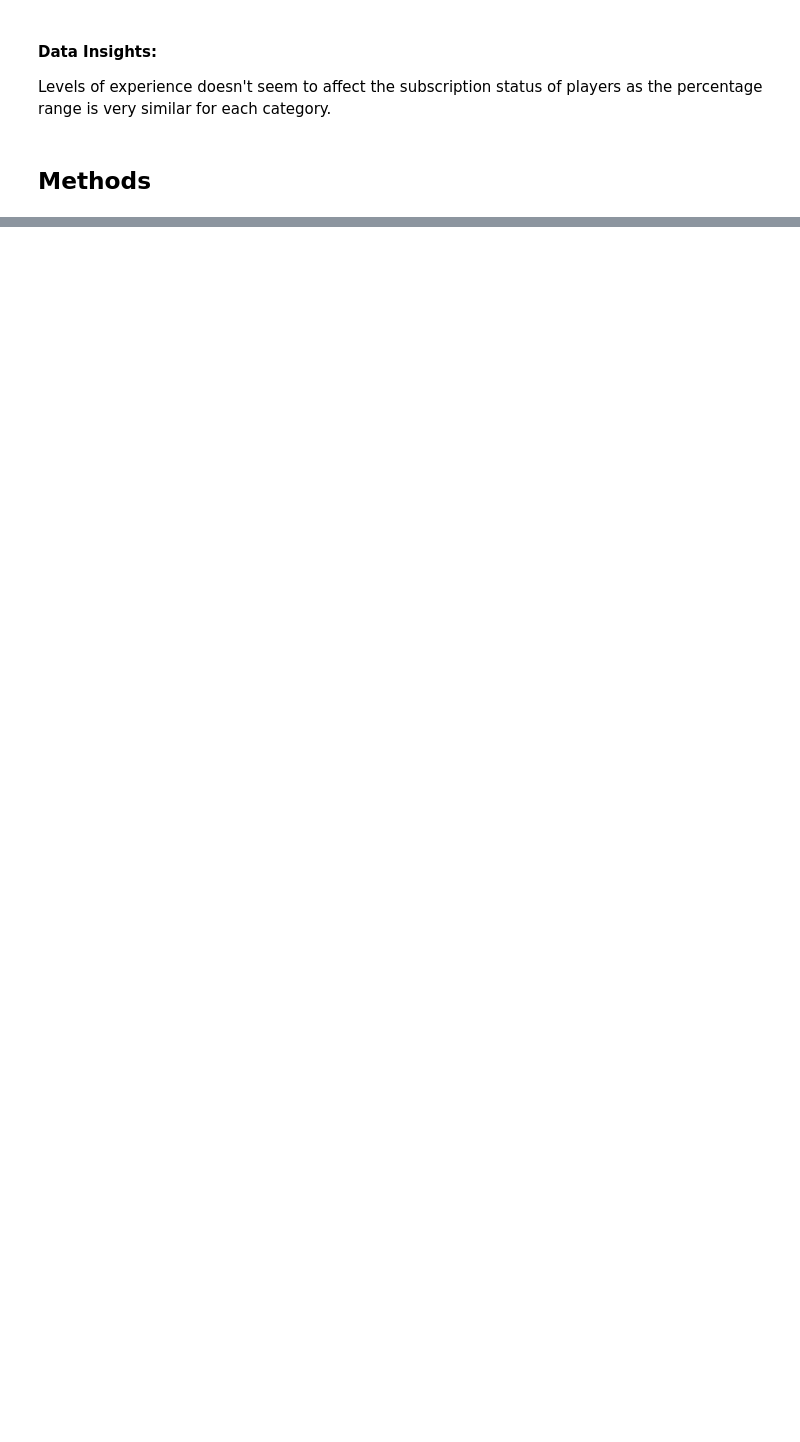
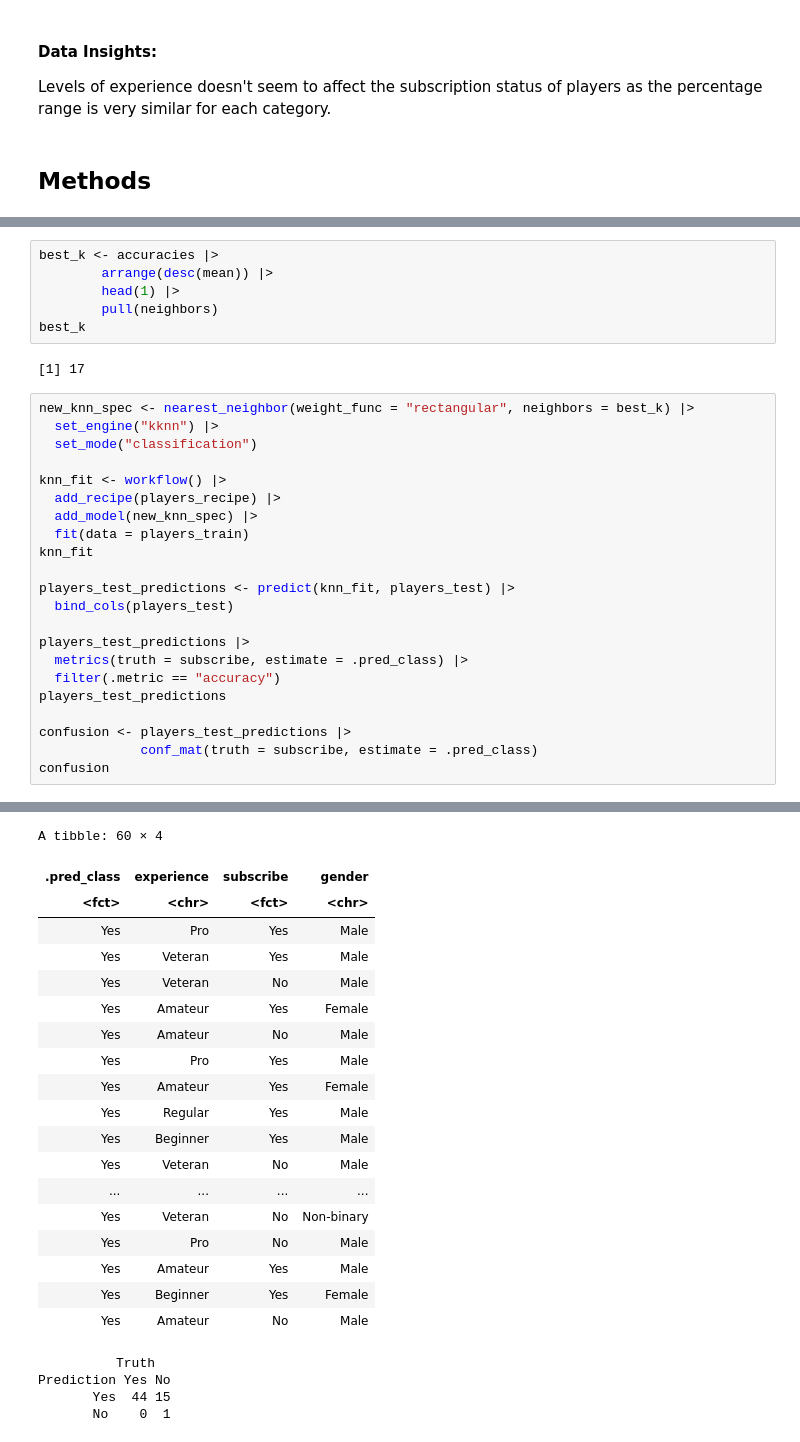
Before and after one commit to kkris72/MineCraft-Data-Science-Project, a Jupyter notebook: MineCraft.ipynb, the cells around one changed output, grey strips where cells are left out. Drawn from its saved outputs; the diff is of its cells as text; blank space fills up the shorter version.

```diff
--- a/MineCraft.ipynb
+++ b/MineCraft.ipynb
@@ -122,0 +277,31 @@ To answer the above research questions, to predict if gender and level of player
+# %%
+best_k <- accuracies |>
+        arrange(desc(mean)) |>
+        head(1) |>
+        pull(neighbors)
+best_k
+# %% [output]
+[1] 17
+# %%
+new_knn_spec <- nearest_neighbor(weight_func = "rectangular", neighbors = best_k) |>
+  set_engine("kknn") |>
+  set_mode("classification")
+
+knn_fit <- workflow() |>
+  add_recipe(players_recipe) |>
+  add_model(new_knn_spec) |>
+  fit(data = players_train)
+knn_fit
+
+players_test_predictions <- predict(knn_fit, players_test) |>
+  bind_cols(players_test)
+
+players_test_predictions |>
+  metrics(truth = subscribe, estimate = .pred_class) |>
+  filter(.metric == "accuracy")
+players_test_predictions
+
+confusion <- players_test_predictions |>
+             conf_mat(truth = subscribe, estimate = .pred_class)
+confusion
+# %% [output]
@@ -122,0 +331,23 @@ To answer the above research questions, to predict if gender and level of player
+A tibble: 60 × 4
+| .pred_class | experience | subscribe | gender |
+| <fct> | <chr> | <fct> | <chr> |
+| Yes | Pro | Yes | Male |
+| Yes | Veteran | Yes | Male |
+| Yes | Veteran | No | Male |
+| Yes | Amateur | Yes | Female |
+| Yes | Amateur | No | Male |
+| Yes | Pro | Yes | Male |
+| Yes | Amateur | Yes | Female |
+| Yes | Regular | Yes | Male |
+| Yes | Beginner | Yes | Male |
+| Yes | Veteran | No | Male |
+| ... | ... | ... | ... |
+| Yes | Veteran | No | Non-binary |
+| Yes | Pro | No | Male |
+| Yes | Amateur | Yes | Male |
+| Yes | Beginner | Yes | Female |
+| Yes | Amateur | No | Male |
+          Truth
+Prediction Yes No
+       Yes  44 15
+       No    0  1
```
Also changed, not shown: parts of 5 cells of this notebook.
